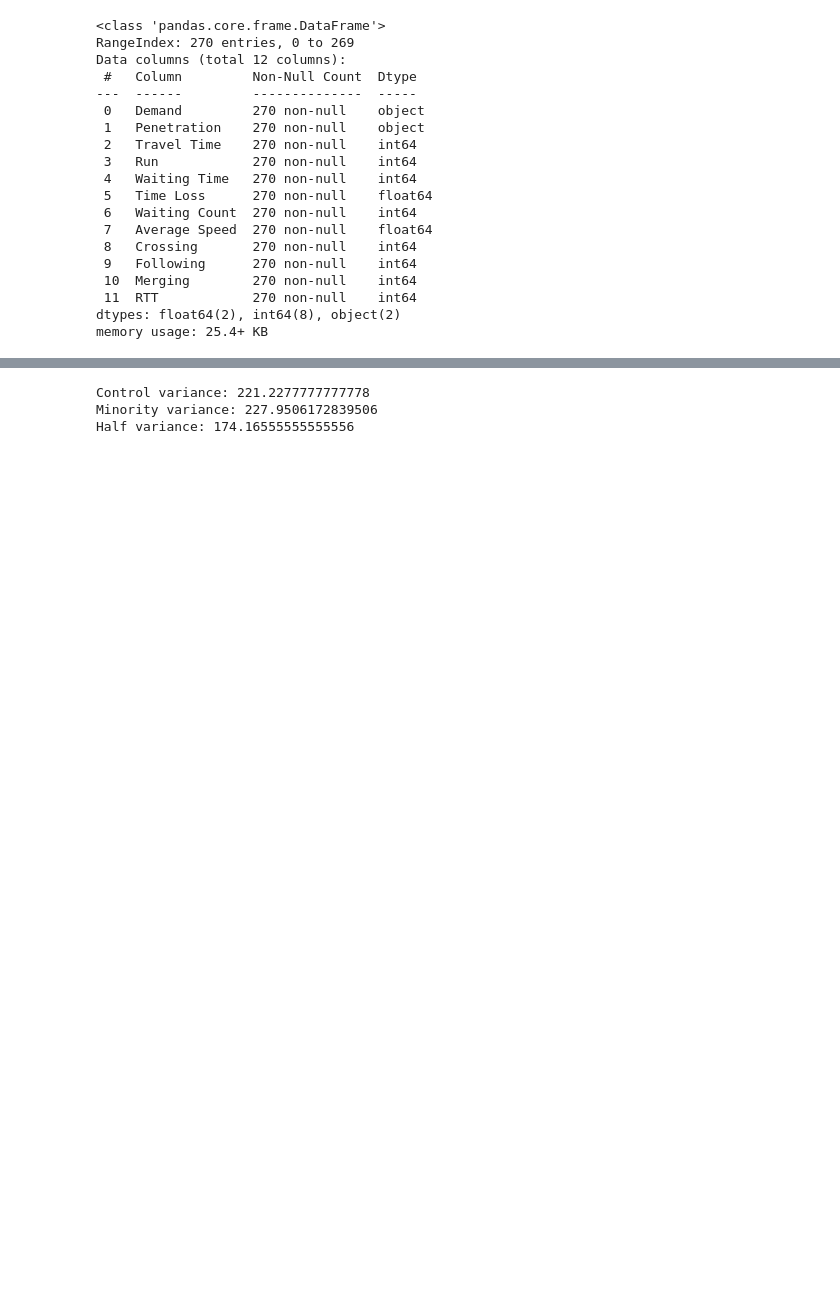
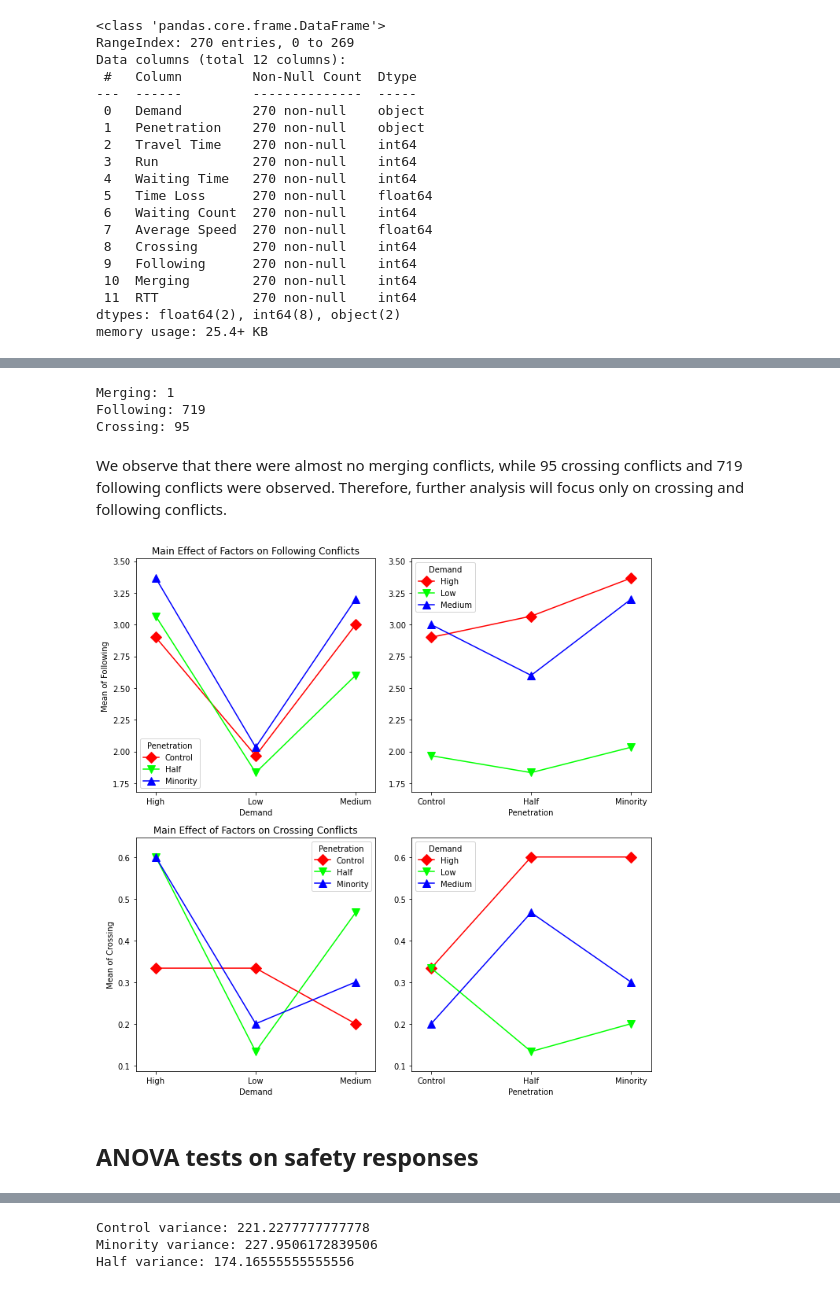
Before and after one commit to DFazekas/thesis_analysis, a Jupyter notebook: Thesis_Analysis.ipynb, the cells around one changed output, grey strips where cells are left out. Drawn from its saved outputs; the diff is of its cells as text; code cells hidden in the pictures; blank space fills up the shorter version.

```diff
--- a/Thesis_Analysis.ipynb
+++ b/Thesis_Analysis.ipynb
@@ -49,0 +63,35 @@ fig = interaction_plot(df['Penetration'], df['Demand'], df['RTT'], ms=10)
+# %%
+print(f"Merging: {df['Merging'].sum()}")
+print(f"Following: {df['Following'].sum()}")
+print(f"Crossing: {df['Crossing'].sum()}")
+# %% [output]
+Merging: 1
+Following: 719
+Crossing: 95
+# %% [markdown]
+We observe that there were almost no merging conflicts, while 95 crossing conflicts and 719 following conflicts were observed. Therefore, further analysis will focus only on crossing and following conflicts.
+# %%
+fig, axs = plt.subplots(2, 2, figsize=(10,10))
+
+
+# Following
+fig = interaction_plot(df['Demand'], df['Penetration'], df['Following'], ms=10, ax=axs[0,0], markers=['D',"v",'^'])
+axs[0,0].set_title("Main Effect of Factors on Following Conflicts")
+axs[0,0].set_ylabel("Mean of Following")
+
+fig = interaction_plot(df['Penetration'], df['Demand'], df['Following'], ms=10, ax=axs[0,1], markers=['D',"v",'^'])
+axs[0,1].set_ylabel("")
+
+# Crossing
+fig = interaction_plot(df['Demand'], df['Penetration'], df['Crossing'], ms=10, ax=axs[1,0], markers=['D',"v",'^'])
+axs[1,0].set_title("Main Effect of Factors on Crossing Conflicts")
+axs[1,0].set_ylabel("Mean of Crossing")
+
+fig = interaction_plot(df['Penetration'], df['Demand'], df['Crossing'], ms=10, ax=axs[1,1], markers=['D',"v",'^'])
+axs[1,1].set_ylabel("")
+
+plt.tight_layout()
+# %% [output]
+[figure, added]
+# %% [markdown]
+## ANOVA tests on safety responses
```
Also changed, not shown: parts of 29 cells of this notebook.
